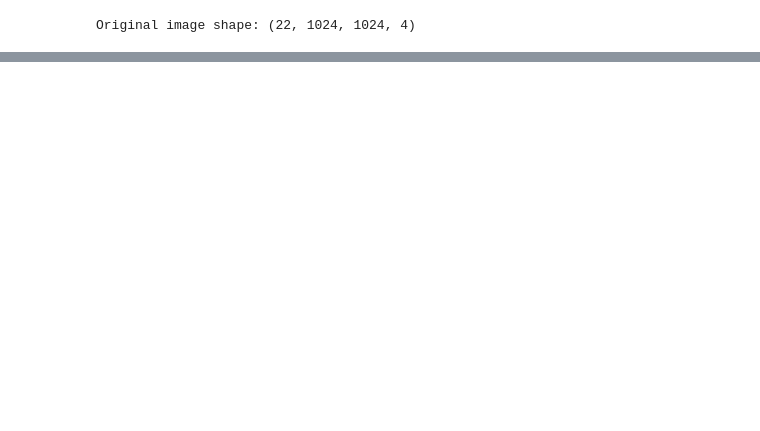
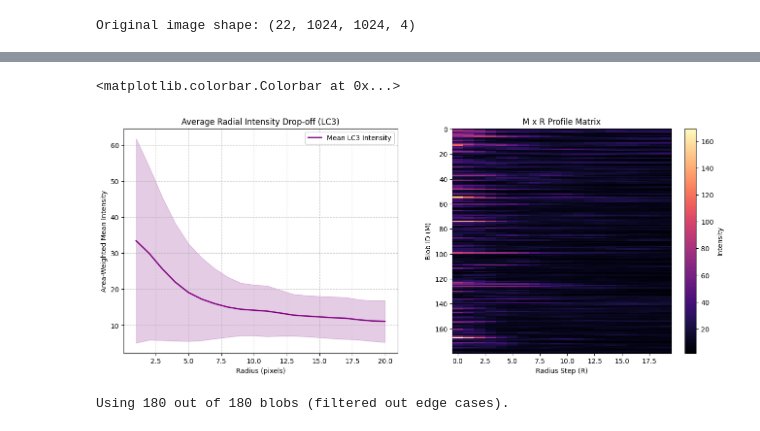
Before and after one commit to ellagiezen/lc3_colocalization, a Jupyter notebook: LC3_MAV_2.ipynb, the cells around one changed output, grey strips where cells are left out. Saved outputs shown, nothing was run; the diff lists cells and outputs as text; code cells hidden in the pictures; blank space fills up the shorter version.

```diff
--- a/LC3_MAV_2.ipynb
+++ b/LC3_MAV_2.ipynb
@@ -192,21 +137,0 @@ AttributeError: 'list' object has no attribute 'max'
-# %%
-image_cp = f"{filename}/frame.tif"
-model = models.CellposeModel(gpu=True, model_type='CP_20220523_104016')
-imgs = io.imread(image_cp)
-
-# Run cellpose
-channels = [[0, 0]]
-masks, flows, styles = model.eval(imgs, diameter=None, channels=channels)
-
-# Save masks native outputs
-io.save_to_png(imgs, masks, flows, image_cp)
-
-# Label of the dead cells between the brackets
-dead_cells = [1, 9]
-
-# Clean the mask: Remove dead cells
-cleaned_masks = masks.copy()
-cleaned_masks[np.isin(cleaned_masks, dead_cells)] = 0
-
-# Apply mask to bacterial channel to clear signal outside cells
-bact_cleaned_signal = channel_bact * (cleaned_masks > 0)
@@ -278,0 +287,50 @@ display(final_results.head())
+# %%
+fig, axes = plt.subplots(1, 2, figsize=(16, 6))
+
+# Plot 1: Mean Radial Profile across all valid blobs (with standard deviation shading)
+mean_profile = np.nanmean(profile_matrix, axis=0)
+std_profile = np.nanstd(profile_matrix, axis=0)
+
+axes[0].plot(radii, mean_profile, color='purple', lw=2, label='Mean LC3 Intensity')
+axes[0].fill_between(radii, mean_profile - std_profile, mean_profile + std_profile, color='purple', alpha=0.2)
+axes[0].set_title("Average Radial Intensity Drop-off (LC3)")
+axes[0].set_xlabel("Radius (pixels)")
+axes[0].set_ylabel("Area-Weighted Mean Intensity")
+axes[0].grid(True, linestyle='--', alpha=0.6)
+axes[0].legend()
+
+# Plot 2: Heatmap of the M x R Matrix
+im = axes[1].imshow(profile_matrix, aspect='auto', cmap='magma', interpolation='none')
+axes[1].set_title("M x R Profile Matrix")
+axes[1].set_xlabel("Radius Step (R)")
+axes[1].set_ylabel("Blob ID (M)")
+fig.colorbar(im, ax=axes[1], label='Intensity')
+# %% [output]
+<matplotlib.colorbar.Colorbar at 0x...>
+[figure, added]
+# %%
+import numpy as np
+import matplotlib.pyplot as plt
+from sklearn.cluster import KMeans
+from sklearn.preprocessing import StandardScaler
+
+n_clusters = 2
+
+valid_rows = ~np.isnan(profile_matrix).any(axis=1)
+clean_matrix = profile_matrix[valid_rows]
+
+valid_blob_indices = np.where(valid_rows)[0]
+print(f"Using {len(clean_matrix)} out of {len(profile_matrix)} blobs (filtered out edge cases).")
+
+# Extract features using polyfit, tried PCA but gave noisy data, maybe try later with fewer features to find
+coeffs = np.polyfit(radii, clean_matrix.T, deg=2)
+
+features = coeffs.T
+
+scaler = StandardScaler()
+scaled_features = scaler.fit_transform(features)
+
+kmeans = KMeans(n_clusters=n_clusters, random_state=42, n_init=10)
+cluster_labels = kmeans.fit_predict(scaled_features)
+# %% [output]
+Using 180 out of 180 blobs (filtered out edge cases).
```
Also changed, not shown: parts of 23 cells of this notebook, 2 other files.
